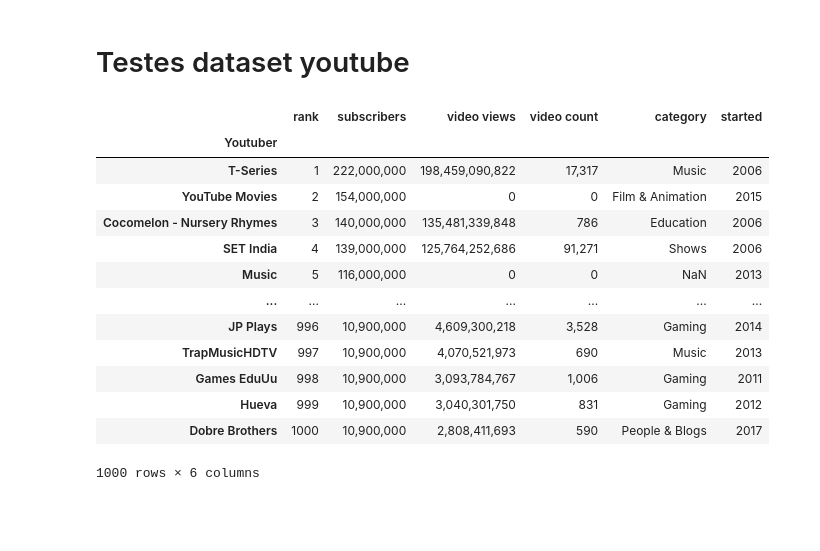
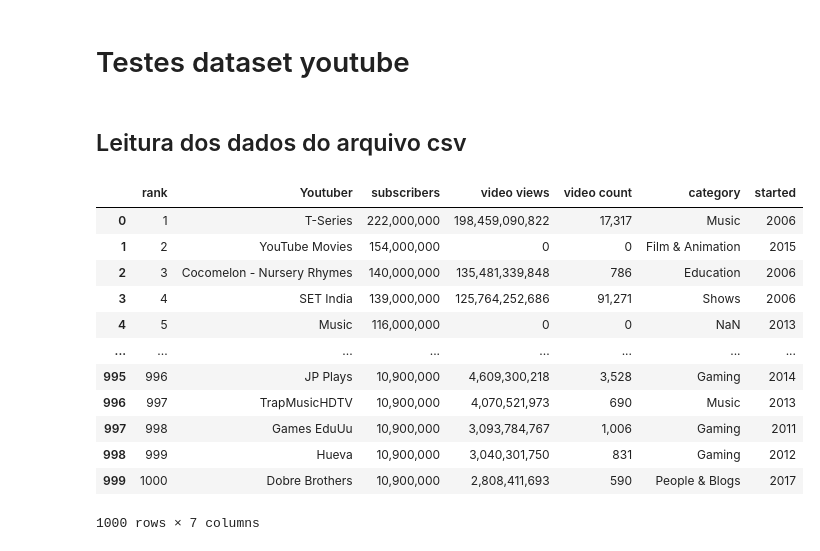
Before and after one commit to Edsondomingos/atividade-final-analise-dataset, a Jupyter notebook: testes/analise-dataset.ipynb, the cells around one changed output. Cells and saved outputs as stored; diff of their text form; code cells hidden in the pictures; blank space fills up the shorter version.

Commit message:
analise 1 dataset youtube

```diff
--- a/testes/analise-dataset.ipynb
+++ b/testes/analise-dataset.ipynb
@@ -43,23 +43,23 @@ print('Teve o total de',qtd_gol_contra,'gols contra.')
 Teve o total de 171 gols contra.
 # %% [markdown]
 # Testes dataset youtube
+# %% [markdown]
+## Leitura dos dados do arquivo csv
 # %%
 yt = pd.read_csv('most_subscribed_youtube_channels.csv', sep=',')
 ytr = yt.set_index('Youtuber')
-# ytr = yt.index
-ytr
+yt
 # %% [output]
-|  | rank | subscribers | video views | video count | category | started |
-| Youtuber |  |  |  |  |  |  |
-| T-Series | 1 | 222,000,000 | 198,459,090,822 | 17,317 | Music | 2006 |
-| YouTube Movies | 2 | 154,000,000 | 0 | 0 | Film & Animation | 2015 |
-| Cocomelon - Nursery Rhymes | 3 | 140,000,000 | 135,481,339,848 | 786 | Education | 2006 |
-| SET India | 4 | 139,000,000 | 125,764,252,686 | 91,271 | Shows | 2006 |
-| Music | 5 | 116,000,000 | 0 | 0 | NaN | 2013 |
-| ... | ... | ... | ... | ... | ... | ... |
-| JP Plays | 996 | 10,900,000 | 4,609,300,218 | 3,528 | Gaming | 2014 |
-| TrapMusicHDTV | 997 | 10,900,000 | 4,070,521,973 | 690 | Music | 2013 |
-| Games EduUu | 998 | 10,900,000 | 3,093,784,767 | 1,006 | Gaming | 2011 |
-| Hueva | 999 | 10,900,000 | 3,040,301,750 | 831 | Gaming | 2012 |
-| Dobre Brothers | 1000 | 10,900,000 | 2,808,411,693 | 590 | People & Blogs | 2017 |
+|  | rank | Youtuber | subscribers | video views | video count | category | started |
+| 0 | 1 | T-Series | 222,000,000 | 198,459,090,822 | 17,317 | Music | 2006 |
+| 1 | 2 | YouTube Movies | 154,000,000 | 0 | 0 | Film & Animation | 2015 |
+| 2 | 3 | Cocomelon - Nursery Rhymes | 140,000,000 | 135,481,339,848 | 786 | Education | 2006 |
+| 3 | 4 | SET India | 139,000,000 | 125,764,252,686 | 91,271 | Shows | 2006 |
+| 4 | 5 | Music | 116,000,000 | 0 | 0 | NaN | 2013 |
+| ... | ... | ... | ... | ... | ... | ... | ... |
+| 995 | 996 | JP Plays | 10,900,000 | 4,609,300,218 | 3,528 | Gaming | 2014 |
+| 996 | 997 | TrapMusicHDTV | 10,900,000 | 4,070,521,973 | 690 | Music | 2013 |
+| 997 | 998 | Games EduUu | 10,900,000 | 3,093,784,767 | 1,006 | Gaming | 2011 |
+| 998 | 999 | Hueva | 10,900,000 | 3,040,301,750 | 831 | Gaming | 2012 |
+| 999 | 1000 | Dobre Brothers | 10,900,000 | 2,808,411,693 | 590 | People & Blogs | 2017 |
-1000 rows × 6 columns
+1000 rows × 7 columns
```
Also changed, not shown: parts of 11 cells of this notebook.
